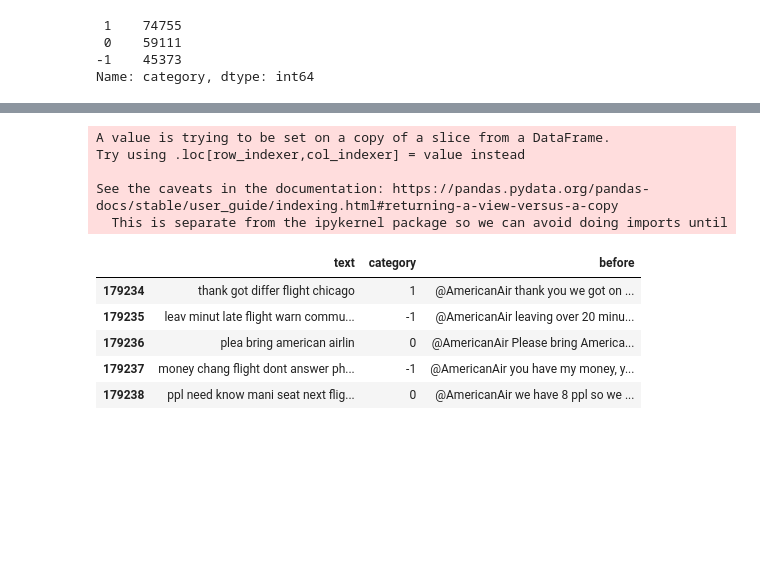
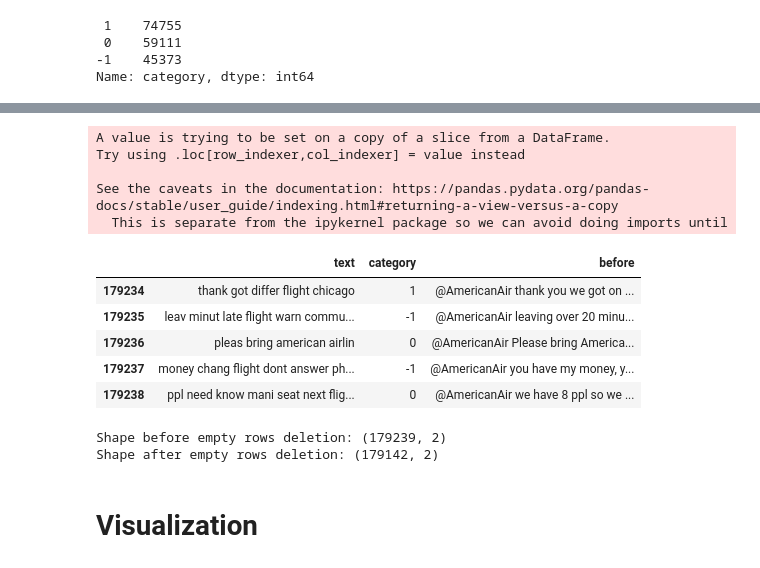
Before and after one commit to beta996/Twitter-Sentiment-Analysis, a Jupyter notebook: MLproject1.ipynb, the cells around one changed output, grey strips where cells are left out. Saved outputs shown, nothing was run; the diff lists cells and outputs as text; code cells hidden in the pictures; blank space fills up the shorter version.

Commit message:
Visualization finished (almost)

```diff
--- a/MLproject1.ipynb
+++ b/MLproject1.ipynb
@@ -144,16 +166,17 @@ preprocessed = preprocess(df)
 # %%
 compare = pd.DataFrame
 compare = preprocessed.tail()
 compare['before'] = df_oryginal['text']
+compare
 # %% [output]
 A value is trying to be set on a copy of a slice from a DataFrame.
 Try using .loc[row_indexer,col_indexer] = value instead
 
 See the caveats in the documentation: https://pandas.pydata.org/pandas-docs/stable/user_guide/indexing.html#returning-a-view-versus-a-copy
   This is separate from the ipykernel package so we can avoid doing imports until
 |  | text | category | before |
 | 179234 | thank got differ flight chicago | 1 | @AmericanAir thank you we got on ... |
 | 179235 | leav minut late flight warn commu... | -1 | @AmericanAir leaving over 20 minu... |
-| 179236 | plea bring american airlin | 0 | @AmericanAir Please bring America... |
+| 179236 | pleas bring american airlin | 0 | @AmericanAir Please bring America... |
 | 179237 | money chang flight dont answer ph... | -1 | @AmericanAir you have my money, y... |
 | 179238 | ppl need know mani seat next flig... | 0 | @AmericanAir we have 8 ppl so we ... |
@@ -159,0 +187,9 @@ See the caveats in the documentation: https://pandas.pydata.org/pandas-docs/stab
+# %%
+print(f"Shape before empty rows deletion: {preprocessed.shape}")
+remove_empty_cells(preprocessed)
+print(f"Shape after empty rows deletion: {preprocessed.shape}")
+# %% [output]
+Shape before empty rows deletion: (179239, 2)
+Shape after empty rows deletion: (179142, 2)
+# %% [markdown]
+# **Visualization**
```
Also changed, not shown: parts of 20 cells of this notebook.
